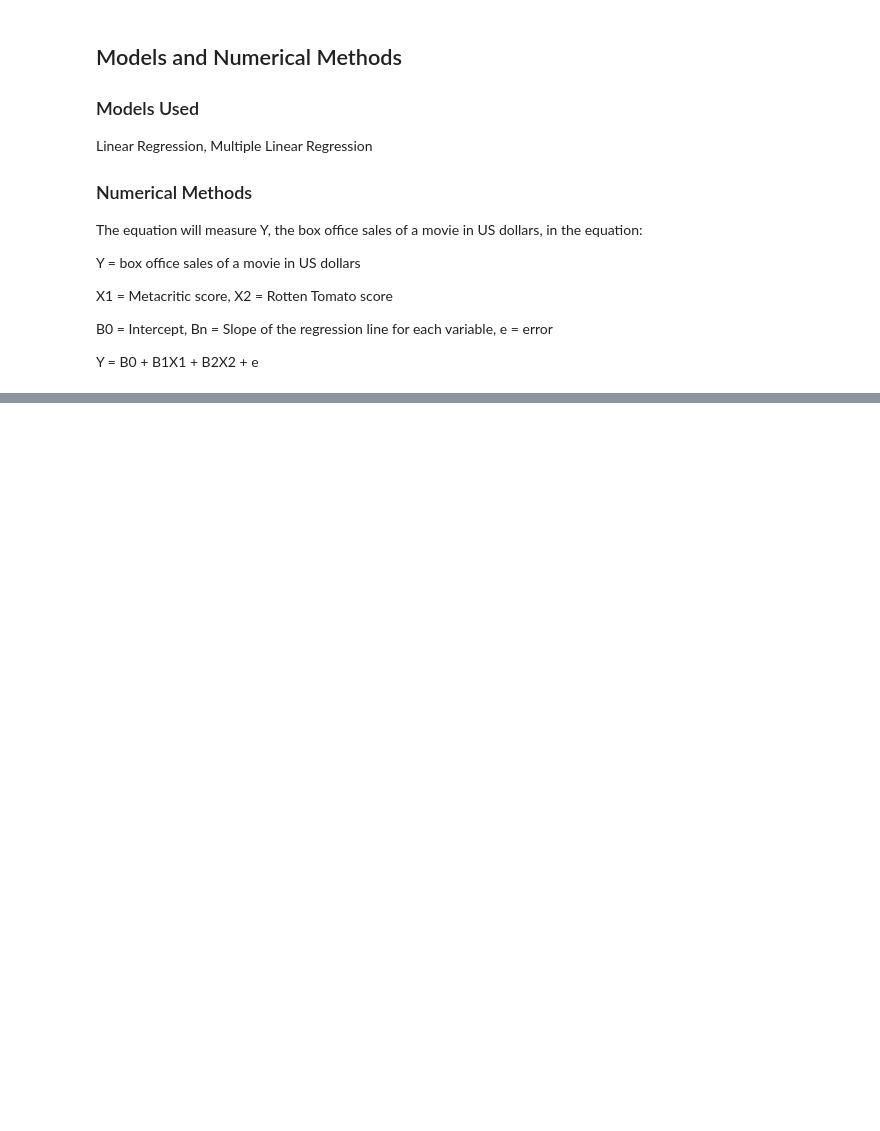
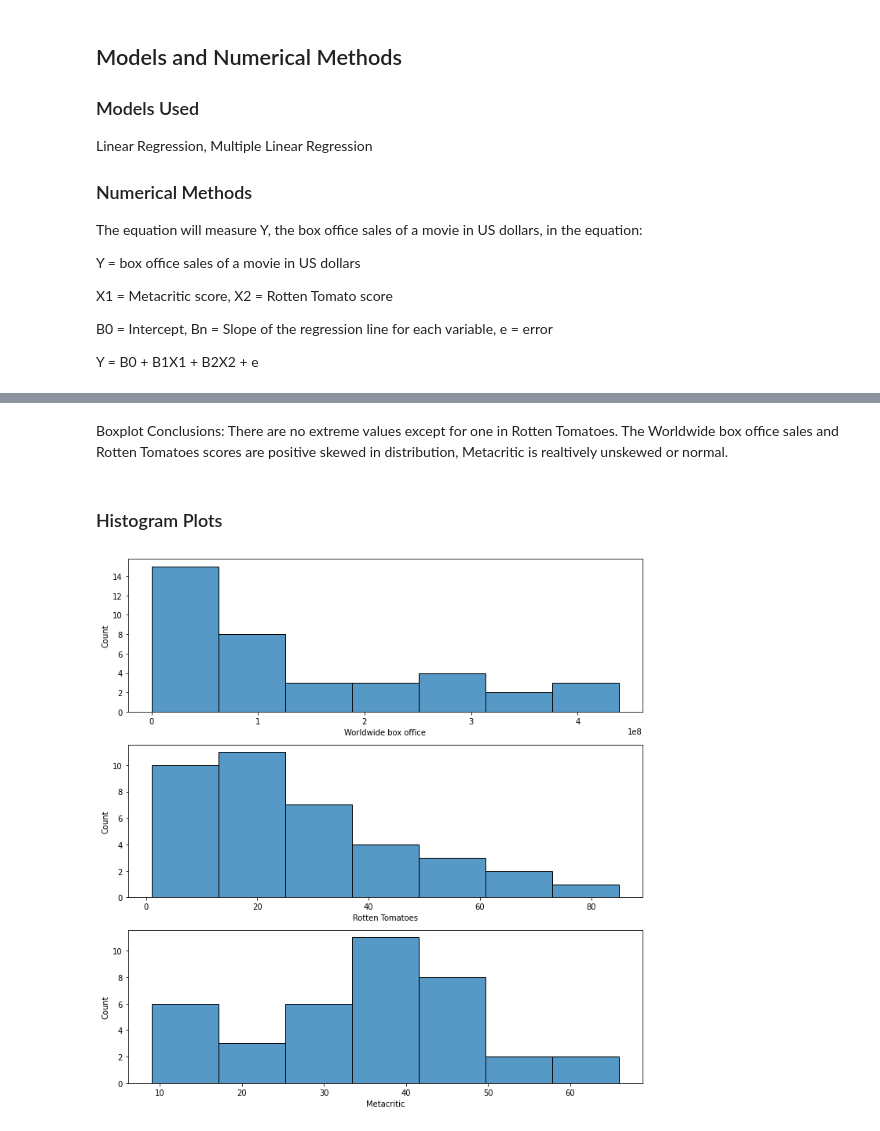
Before and after one commit to aaronhum/MAT421, a Jupyter notebook: final_project/final_project.ipynb, the cells around one changed output, grey strips where cells are left out. Saved outputs shown, nothing was run; the diff lists cells and outputs as text; code cells hidden in the pictures; blank space fills up the shorter version.

```diff
--- a/final_project/final_project.ipynb
+++ b/final_project/final_project.ipynb
@@ -80,0 +173,12 @@ plt.tight_layout()
+# %% [markdown]
+Boxplot Conclusions: There are no extreme values except for one in Rotten Tomatoes. The Worldwide box office sales and Rotten Tomatoes scores are positive skewed in distribution, Metacritic is realtively unskewed or normal.
+# %% [markdown]
+### Histogram Plots
+# %%
+fig, axs = plt.subplots(3, figsize = (10,10))
+plt1 = sns.histplot(x = dataset['Worldwide box office'], ax = axs[0])
+plt2 = sns.histplot(x = dataset['Rotten Tomatoes'], ax = axs[1])
+plt3 = sns.histplot(x = dataset['Metacritic'], ax = axs[2])
+plt.tight_layout()
+# %% [output]
+[figure, added]
```
Also changed, not shown: parts of 28 cells of this notebook.
